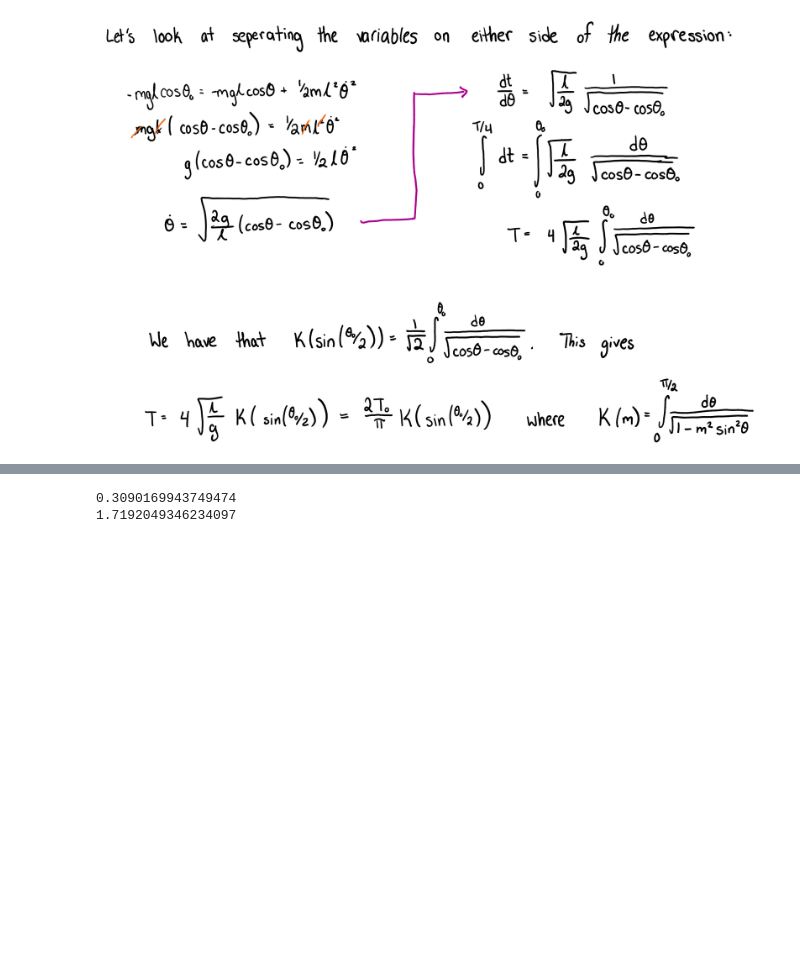
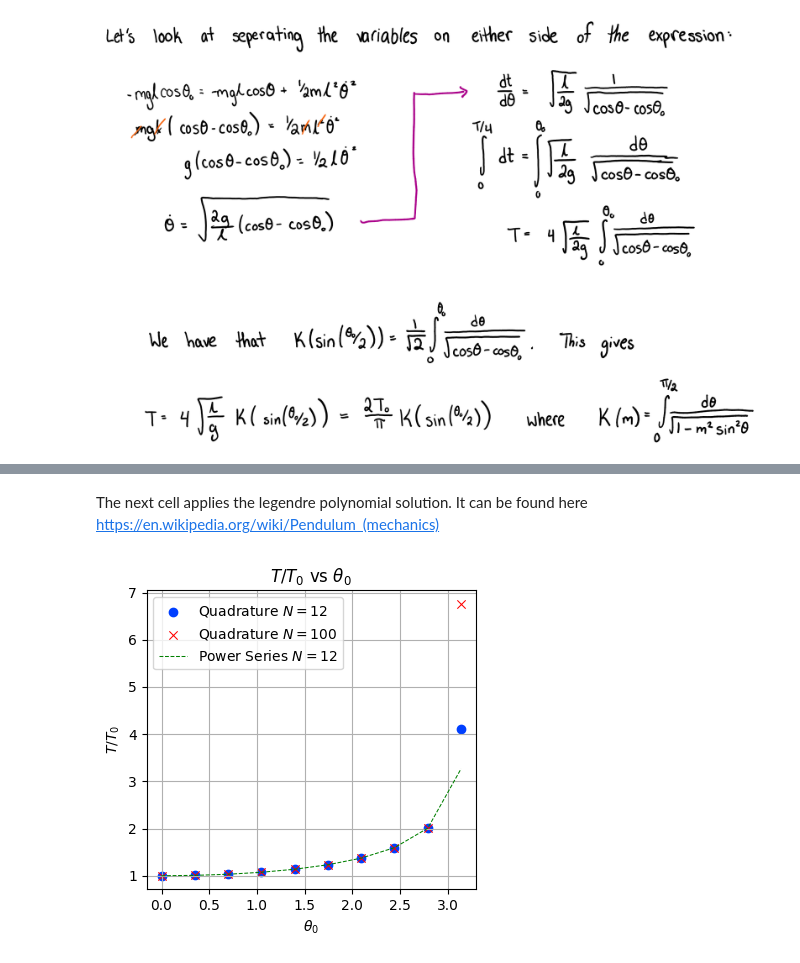
Before and after one commit to dylanbloodworth/LearningNumericalMethods, a Jupyter notebook: Ch_3.3 Realistic Pendula.ipynb, the cells around one changed output, grey strips where cells are left out. Cells and saved outputs as stored; diff of their text form; code cells hidden in the pictures; blank space fills up the shorter version.

```diff
--- a/Ch_3.3 Realistic Pendula.ipynb
+++ b/Ch_3.3 Realistic Pendula.ipynb
@@ -192,25 +207,32 @@ print(ratio)
-# %%
-m=np.sin((np.pi/5)/2)
-print(m)
-
-def h(x):
-    A = (m*m)*(np.sin(x)**2)
-    return 1/(np.sqrt(1-A))
-
-a0 = 1.3862944
-a1 = 0.1119723
-a2 = 0.0725296
-
-b0 = 0.5
-b1 = 0.1213478
-b2= 0.0288729
-
-m1 = 1-m
-
-As = a0 + a1*m1 + a2*m1*m1
-Bs = b0 + b1*m1 + b2*m1*m1
-
-print(As - Bs*np.log(m1))
-# %% [output]
-0.3090169943749474
-1.7192049346234097
+# %% [markdown]
+The next cell applies the legendre polynomial solution. It can be found here https://en.wikipedia.org/wiki/Pendulum_(mechanics)
+# %%
+# Initialize the array for the ratios calculated from the power series solution and the amount of terms to add
+ratioPow = np.zeros(q)
+degree = 1000
+
+# Implements a Legendre polynomial solution from wikipedia
+for i in range(0, len(thetas)):
+    theta0 = thetas[i]
+    constants = np.zeros(6)
+
+    for j in range(0, degree):
+        numerator = np.math.factorial(2*j)
+        denominator = ((2**j)*np.math.factorial(j))**2
+        ratioPow[i] += ((numerator/denominator)**2)*((np.sin(theta0/2))**(2*j))
+
+
+plt.figure(figsize=(4, 4))
+plt.scatter(thetas, ratio, label='Quadrature $N=12$')
+plt.scatter(thetas, ratio1, marker='x',
+            color='red', label='Quadrature $N=100$')
+plt.plot(thetas, ratioPow, 'g--', label='Power Series $N=12$')
+plt.title('$T/T_0$ vs $\\theta_0$')
+plt.xlabel('$\\theta_0$')
+plt.ylabel('$T/T_0$')
+plt.legend()
+plt.show()
+
+del q, thetas, ratio, ratio1, a, b, n, eps, ratioPow, degree, numerator, denominator, constants, theta0
+# %% [output]
+[figure, added]
```
Also changed, not shown: parts of 10 cells of this notebook.
